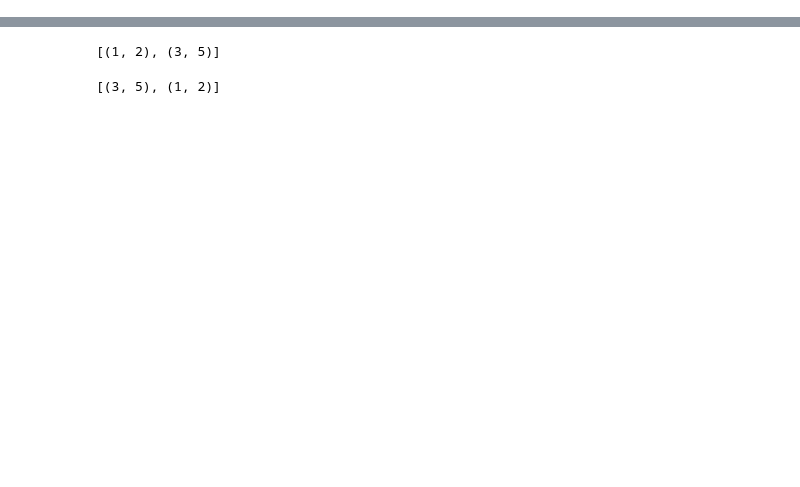
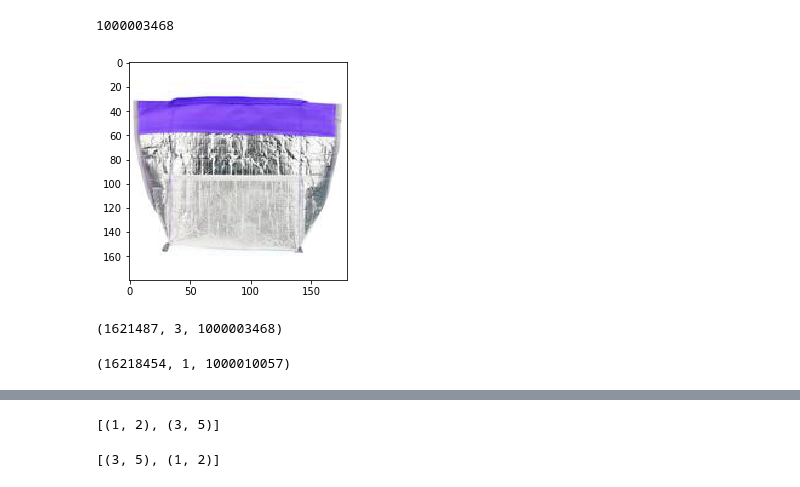
Before and after one commit to ikibardin/cdiscount-image-classification-challenge, a Jupyter notebook: scripts/HASHES.ipynb, the cells around one changed output, grey strips where cells are left out. Drawn from its saved outputs; the diff is of its cells as text; code cells hidden in the pictures; blank space fills up the shorter version.

```diff
--- a/scripts/HASHES.ipynb
+++ b/scripts/HASHES.ipynb
@@ -46,0 +285,20 @@ print(listed[:10])
+# %%
+dbtrain = client.cdiscount['train']
+
+product = dbtrain.find_one({'_id': int(1621487)})
+assert product is not None
+print(product['category_id'])
+img = _img_from_bytes(product['imgs'][3]['picture'])
+plt.imshow(img)
+plt.show()
+# %% [output]
+1000003468
+[figure, added]
+# %%
+hashes['01496900222c5739e87e50089b3dec49']
+# %% [output]
+(1621487, 3, 1000003468)
+# %%
+hashes['d5fac557748e89e45df74e1b0351ac54']
+# %% [output]
+(16218454, 1, 1000010057)
```
Also changed, not shown: parts of 39 cells of this notebook, 14 other files.
